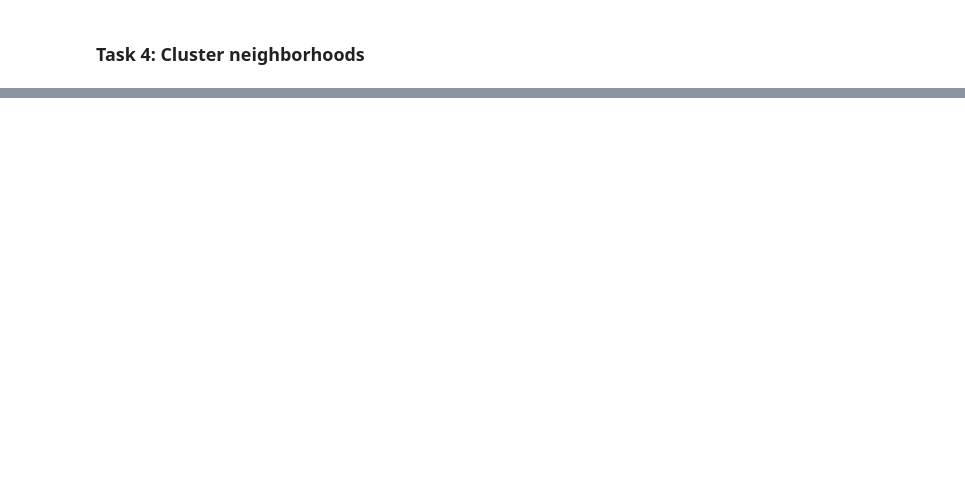
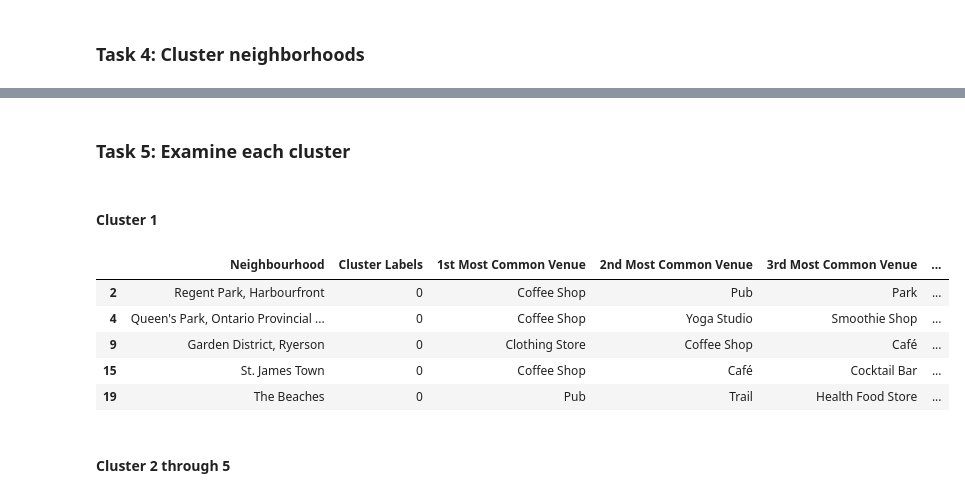
Before and after one commit to matakahas/IBM_capstone, a Jupyter notebook: Week3_Assignment_Question3.ipynb, the cells around one changed output, grey strips where cells are left out. Cells and saved outputs as stored; diff of their text form; code cells hidden in the pictures; blank space fills up the shorter version.

```diff
--- a/Week3_Assignment_Question3.ipynb
+++ b/Week3_Assignment_Question3.ipynb
@@ -218,0 +223,5 @@ neighborhoods_venues_sorted.head()
+# %%
+kclusters = 5
+toronto_grouped_clustering = toronto_grouped.drop('Neighborhood', 1)
+kmeans = KMeans(n_clusters=kclusters, random_state=0).fit(toronto_grouped_clustering)
+kmeans.labels_[0:10]
@@ -218,0 +232,6 @@ neighborhoods_venues_sorted.head()
+# %%
+neighborhoods_venues_sorted.insert(0, 'Cluster Labels', kmeans.labels_)
+
+toronto_merged = df_toronto
+
+toronto_merged = toronto_merged.join(neighborhoods_venues_sorted.set_index('Neighborhood'), on='Neighbourhood')
@@ -218,0 +282,16 @@ neighborhoods_venues_sorted.head()
+# %% [markdown]
+### Task 5: Examine each cluster
+# %% [markdown]
+#### Cluster 1
+# %%
+cluster_1 = toronto_merged.loc[toronto_merged['Cluster Labels'] == 0, toronto_merged.columns[[2] + list(range(5, toronto_merged.shape[1]))]]
+cluster_1.head()
+# %% [output]
+|  | Neighbourhood | Cluster Labels | 1st Most Common Venue | 2nd Most Common Venue | 3rd Most Common Venue | ... |
+| 2 | Regent Park, Harbourfront | 0 | Coffee Shop | Pub | Park | ... |
+| 4 | Queen's Park, Ontario Provincial ... | 0 | Coffee Shop | Yoga Studio | Smoothie Shop | ... |
+| 9 | Garden District, Ryerson | 0 | Clothing Store | Coffee Shop | Café | ... |
+| 15 | St. James Town | 0 | Coffee Shop | Café | Cocktail Bar | ... |
+| 19 | The Beaches | 0 | Pub | Trail | Health Food Store | ... |
+# %% [markdown]
+#### Cluster 2 through 5
```
Also changed, not shown: parts of 12 cells of this notebook.
